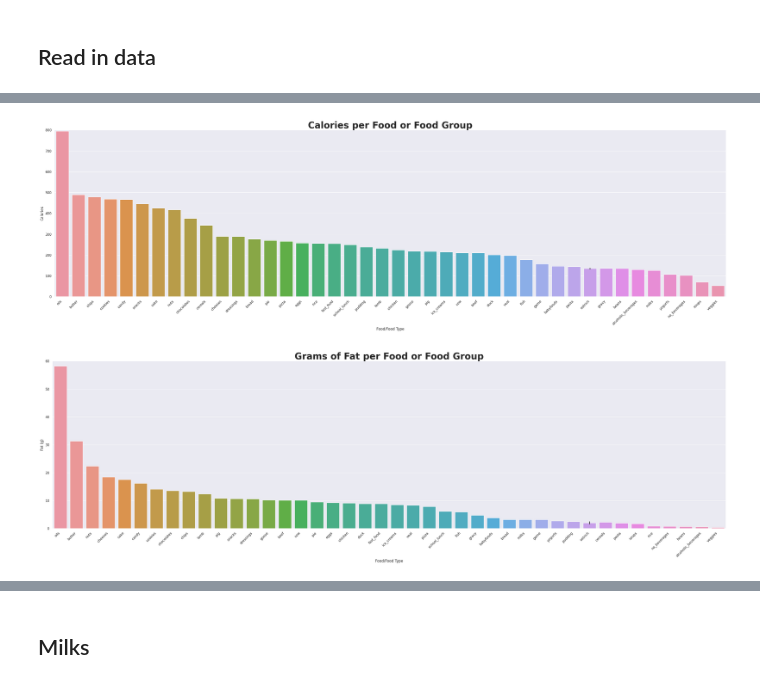
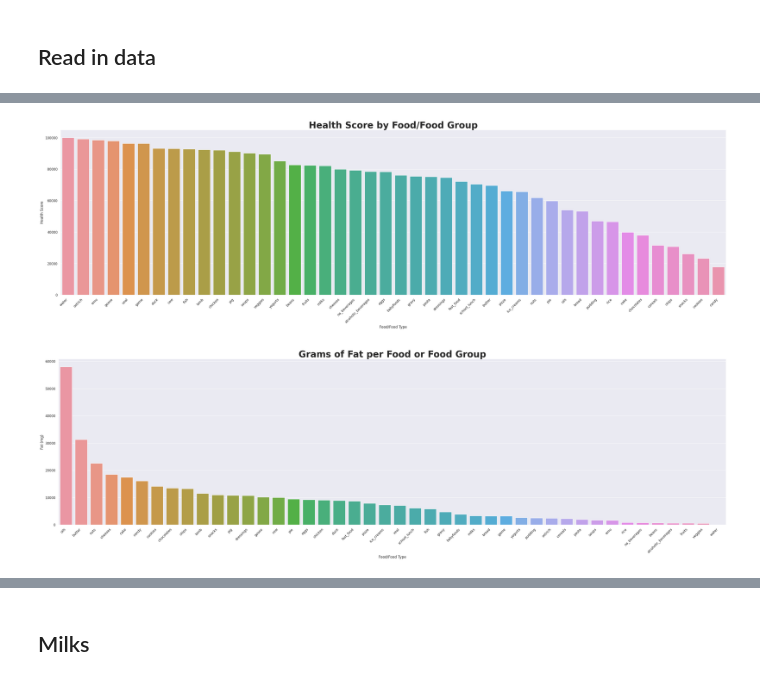
Before and after one commit to Dylanbbenson/Food_Nutrition_Analysis, a Jupyter notebook: Food_Nutrition_Analysis.ipynb, the cells around one changed output, grey strips where cells are left out. Saved outputs shown, nothing was run; the diff lists cells and outputs as text; code cells hidden in the pictures.

```diff
--- a/Food_Nutrition_Analysis.ipynb
+++ b/Food_Nutrition_Analysis.ipynb
@@ -44,25 +44,25 @@ all_averages
 # %%
 #Create bar graph of top ten Countries by coffee consumption
 sns.set(rc={"figure.figsize":(40, 10)})
-nutrition_barplot = sns.barplot(x=all_averages['Name'], y = all_averages['Calories'])
-nutrition_barplot.set_ylabel('Calories (kcal)')
+nutrition_barplot = sns.barplot(x=all_averages['Name'], y = all_averages['Health_Score'])
+nutrition_barplot.set_ylabel('Health Score')
 nutrition_barplot.set_xlabel('Food/Food Type')
-nutrition_barplot.set_title('Calories per Food or Food Group', fontdict={'size': 30, 'weight': 'bold'})
+nutrition_barplot.set_title('Health Score by Food/Food Group', fontdict={'size': 30, 'weight': 'bold'})
 nutrition_barplot.set_xticklabels(nutrition_barplot.get_xticklabels(), rotation=45, horizontalalignment='right')
-plt.ylim(0,800)
+#plt.ylim(0,50000)
 plt.show()
 # %% [output]
-[figure, old version]
+[figure, new version]
 # %%
-all_averages = all_averages.sort_values(by='Total_Fat_(g)', ascending=False)
+all_averages = all_averages.sort_values(by='Total_Fat_(mg)', ascending=False)
 
 sns.set(rc={"figure.figsize":(40, 10)})
-nutrition_barplot = sns.barplot(x=all_averages['Name'], y = all_averages['Total_Fat_(g)'])
-nutrition_barplot.set_ylabel('Fat (g)')
+nutrition_barplot = sns.barplot(x=all_averages['Name'], y = all_averages['Total_Fat_(mg)'])
+nutrition_barplot.set_ylabel('Fat (mg)')
 nutrition_barplot.set_xlabel('Food/Food Type')
 nutrition_barplot.set_title('Grams of Fat per Food or Food Group', fontdict={'size': 30, 'weight': 'bold'})
 nutrition_barplot.set_xticklabels(nutrition_barplot.get_xticklabels(), rotation=45, horizontalalignment='right')
-plt.ylim(0,60)
+#plt.ylim(0,60)
 plt.show()
 # %% [output]
-[figure, old version]
+[figure, new version]
```
Also changed, not shown: parts of 25 cells of this notebook, 1 other file.
